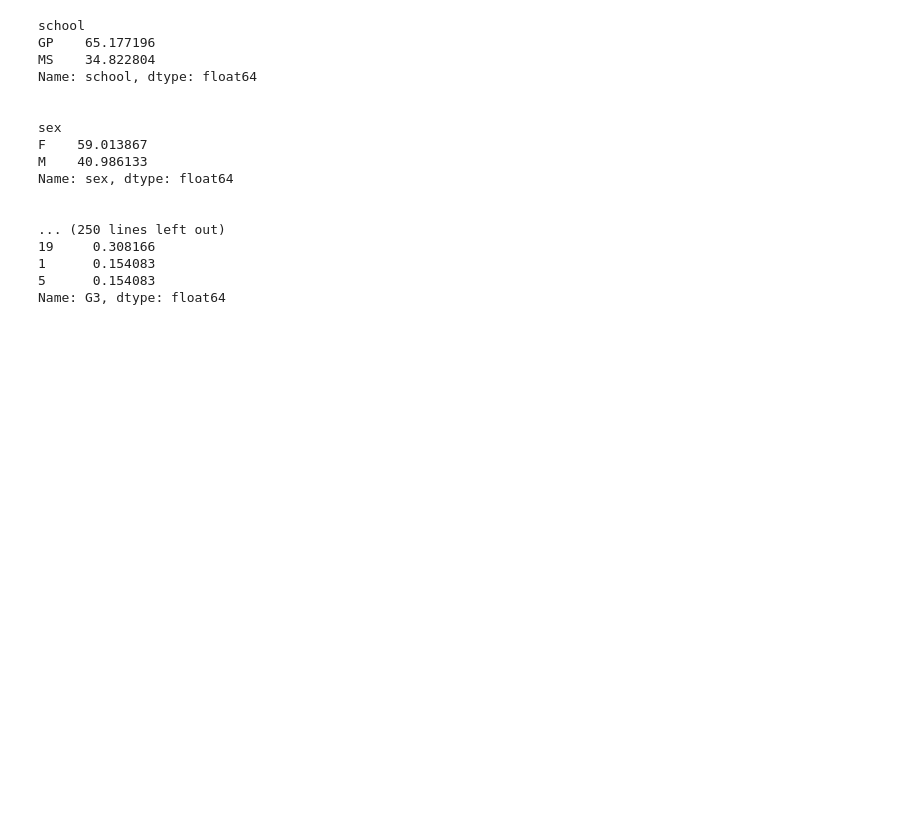
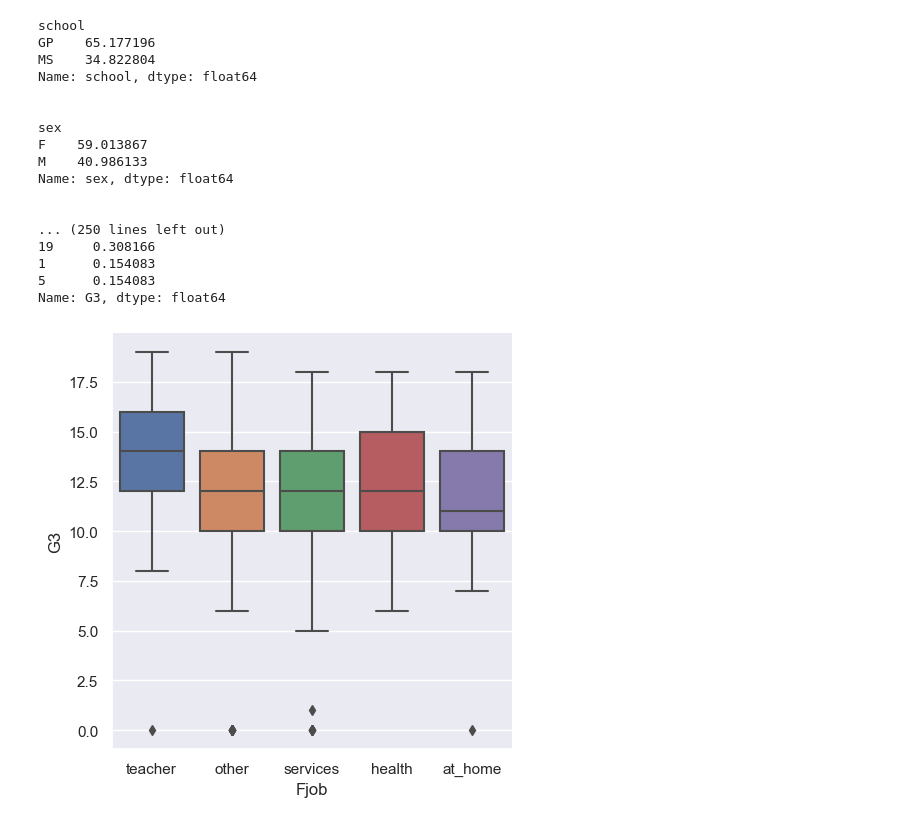
Before and after one commit to bwoakley/ML_projects, a Jupyter notebook: Project_Student_Performance/Proj_Student3.ipynb, the cells around one changed output. Saved outputs shown, nothing was run; the diff lists cells and outputs as text; code cells hidden in the pictures; blank space fills up the shorter version.

Commit message:
Reorganize code into Proj_Stud3

```diff
--- a/Project_Student_Performance/Proj_Student3.ipynb
+++ b/Project_Student_Performance/Proj_Student3.ipynb
@@ -83,0 +99,38 @@ Name: G3, dtype: float64
+# %%
+# Since Medu=0 is a rare category with 0.92% representation, we will group it with the category '1'.
+# Similarly for Fedu=0
+# Define the function for binning:
+
+def get_edu(N):
+
+    if N<1 :
+        return 1
+
+    else:
+        return N
+
+# Create new features 'Medu_bin' and 'Fedu_bin'
+
+df_full['Medu_bin'] = df_full['Medu'].apply(get_edu)
+df_full['Fedu_bin'] = df_full['Fedu'].apply(get_edu)
+# %%
+# Fjob = health is a rare category at 3.5% representation.
+# From the following box plot, we see 'health' has a similar distribution as 'other',
+#    so we will group those categories together into the bin called 'other'.
+
+sns.catplot(data=df_full, x="Fjob", y="G3", kind="box" )
+
+
+def get_Fjob(N):
+
+    if N=='health' :
+        return 'other'
+
+    else:
+        return N
+
+# Create a new feature 'Fjob_bin'
+
+df_full['Fjob_bin'] = df_full['Fjob'].apply(get_Fjob)
+# %% [output]
+[figure, added]
```
Also changed, not shown: parts of 11 cells of this notebook, 1 other file.
